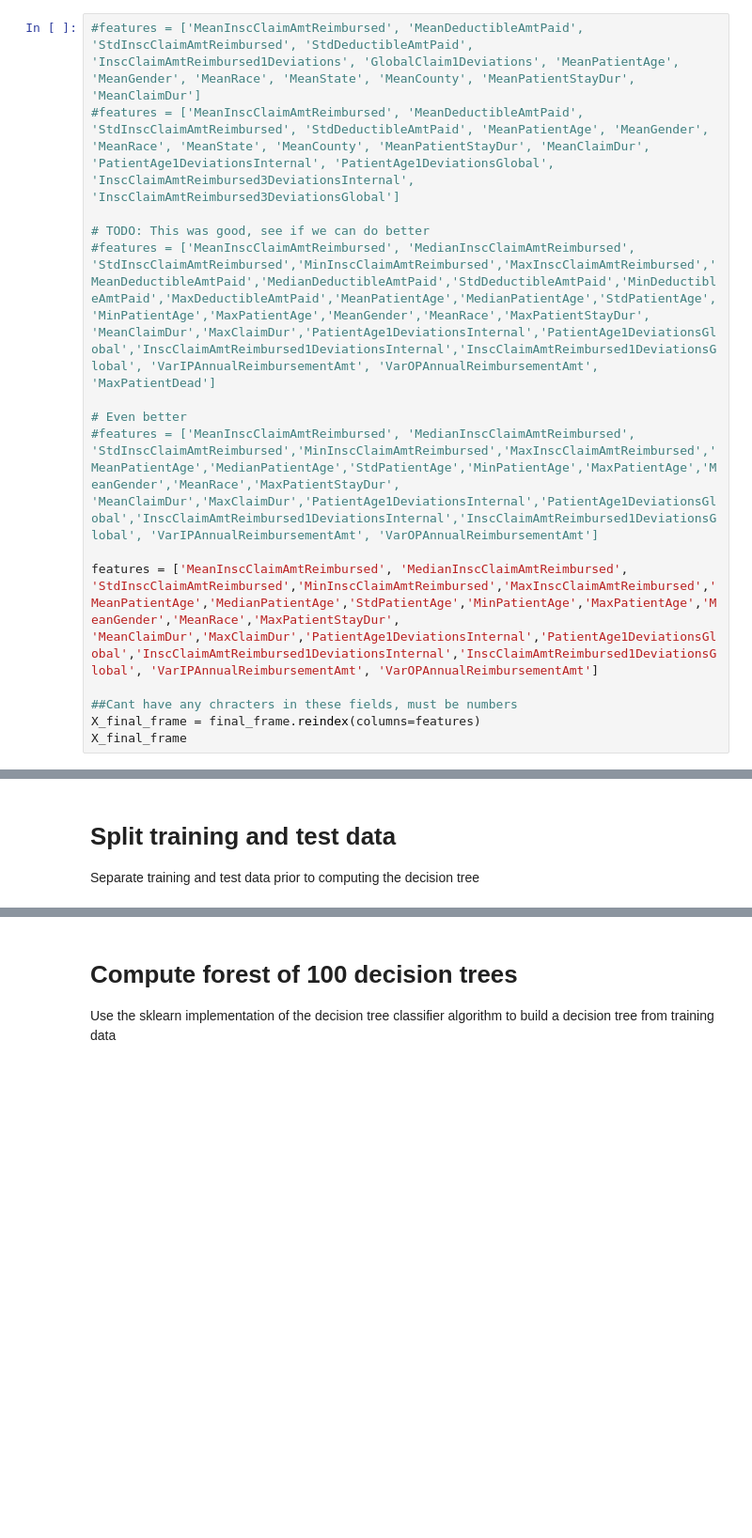
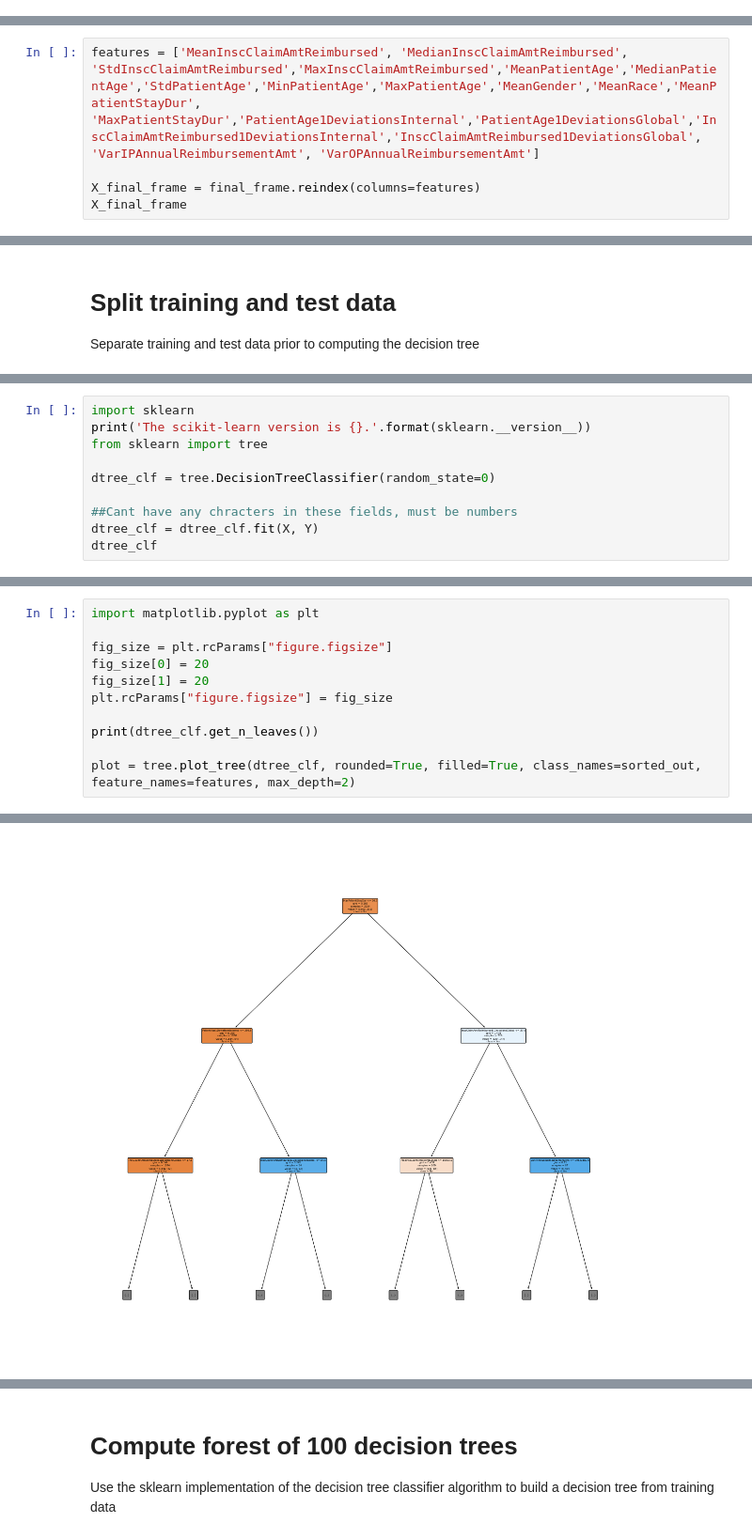
Before and after one commit to supernaut11/data602-final-project, a Jupyter notebook: src/model_fraud_mdehn-11.11.ipynb, the cells around one changed output, grey strips where cells are left out. Shown at 94% size. Cells and saved outputs as stored; diff of their text form; blank space fills up the shorter version.

Commit message:
restored decision tree and added helper functions to reduce code duplication

```diff
--- a/src/model_fraud_mdehn-11.11.ipynb
+++ b/src/model_fraud_mdehn-11.11.ipynb
@@ -430,18 +417,3 @@ train_final_frame
 # Define independent variables
 
 Based on prior statistical evaluation and experimentation, we select independent variables to include in the model.
-# %%
-#features = ['MeanInscClaimAmtReimbursed', 'MeanDeductibleAmtPaid', 'StdInscClaimAmtReimbursed', 'StdDeductibleAmtPaid', 'InscClaimAmtReimbursed1Deviations', 'GlobalClaim1Deviations', 'MeanPatientAge', 'MeanGender', 'MeanRace', 'MeanState', 'MeanCounty', 'MeanPatientStayDur', 'MeanClaimDur']
-#features = ['MeanInscClaimAmtReimbursed', 'MeanDeductibleAmtPaid', 'StdInscClaimAmtReimbursed', 'StdDeductibleAmtPaid', 'MeanPatientAge', 'MeanGender', 'MeanRace', 'MeanState', 'MeanCounty', 'MeanPatientStayDur', 'MeanClaimDur', 'PatientAge1DeviationsInternal', 'PatientAge1DeviationsGlobal', 'InscClaimAmtReimbursed3DeviationsInternal', 'InscClaimAmtReimbursed3DeviationsGlobal']
-
-# TODO: This was good, see if we can do better
-#features = ['MeanInscClaimAmtReimbursed', 'MedianInscClaimAmtReimbursed', 'StdInscClaimAmtReimbursed','MinInscClaimAmtReimbursed','MaxInscClaimAmtReimbursed','MeanDeductibleAmtPaid','MedianDeductibleAmtPaid','StdDeductibleAmtPaid','MinDeductibleAmtPaid','MaxDeductibleAmtPaid','MeanPatientAge','MedianPatientAge','StdPatientAge','MinPatientAge','MaxPatientAge','MeanGender','MeanRace','MaxPatientStayDur', 'MeanClaimDur','MaxClaimDur','PatientAge1DeviationsInternal','PatientAge1DeviationsGlobal','InscClaimAmtReimbursed1DeviationsInternal','InscClaimAmtReimbursed1DeviationsGlobal', 'VarIPAnnualReimbursementAmt', 'VarOPAnnualReimbursementAmt', 'MaxPatientDead']
-
-# Even better
-#features = ['MeanInscClaimAmtReimbursed', 'MedianInscClaimAmtReimbursed', 'StdInscClaimAmtReimbursed','MinInscClaimAmtReimbursed','MaxInscClaimAmtReimbursed','MeanPatientAge','MedianPatientAge','StdPatientAge','MinPatientAge','MaxPatientAge','MeanGender','MeanRace','MaxPatientStayDur', 'MeanClaimDur','MaxClaimDur','PatientAge1DeviationsInternal','PatientAge1DeviationsGlobal','InscClaimAmtReimbursed1DeviationsInternal','InscClaimAmtReimbursed1DeviationsGlobal', 'VarIPAnnualReimbursementAmt', 'VarOPAnnualReimbursementAmt']
-
-features = ['MeanInscClaimAmtReimbursed', 'MedianInscClaimAmtReimbursed', 'StdInscClaimAmtReimbursed','MinInscClaimAmtReimbursed','MaxInscClaimAmtReimbursed','MeanPatientAge','MedianPatientAge','StdPatientAge','MinPatientAge','MaxPatientAge','MeanGender','MeanRace','MaxPatientStayDur', 'MeanClaimDur','MaxClaimDur','PatientAge1DeviationsInternal','PatientAge1DeviationsGlobal','InscClaimAmtReimbursed1DeviationsInternal','InscClaimAmtReimbursed1DeviationsGlobal', 'VarIPAnnualReimbursementAmt', 'VarOPAnnualReimbursementAmt']
-
-##Cant have any chracters in these fields, must be numbers
-X_final_frame = final_frame.reindex(columns=features)
-X_final_frame
@@ -461,0 +420,5 @@ X_final_frame
+# %%
+features = ['MeanInscClaimAmtReimbursed', 'MedianInscClaimAmtReimbursed', 'StdInscClaimAmtReimbursed','MaxInscClaimAmtReimbursed','MeanPatientAge','MedianPatientAge','StdPatientAge','MinPatientAge','MaxPatientAge','MeanGender','MeanRace','MeanPatientStayDur', 'MaxPatientStayDur','PatientAge1DeviationsInternal','PatientAge1DeviationsGlobal','InscClaimAmtReimbursed1DeviationsInternal','InscClaimAmtReimbursed1DeviationsGlobal', 'VarIPAnnualReimbursementAmt', 'VarOPAnnualReimbursementAmt']
+
+X_final_frame = final_frame.reindex(columns=features)
+X_final_frame
@@ -489,0 +555,10 @@ X, XTest, Y, YTest = tts(X_final_frame, Y_final_frame, test_size =0.60, random_s
+# %%
+import sklearn
+print('The scikit-learn version is {}.'.format(sklearn.__version__))
+from sklearn import tree
+
+dtree_clf = tree.DecisionTreeClassifier(random_state=0)
+
+##Cant have any chracters in these fields, must be numbers
+dtree_clf = dtree_clf.fit(X, Y)
+dtree_clf
@@ -489,0 +568,12 @@ X, XTest, Y, YTest = tts(X_final_frame, Y_final_frame, test_size =0.60, random_s
+# %%
+import matplotlib.pyplot as plt
+
+fig_size = plt.rcParams["figure.figsize"]
+fig_size[0] = 20
+fig_size[1] = 20
+plt.rcParams["figure.figsize"] = fig_size
+
+print(dtree_clf.get_n_leaves())
+
+plot = tree.plot_tree(dtree_clf, rounded=True, filled=True, class_names=sorted_out, feature_names=features, max_depth=2)
+# %% [output]
@@ -489,0 +581 @@ X, XTest, Y, YTest = tts(X_final_frame, Y_final_frame, test_size =0.60, random_s
+[figure, added]
```
Also changed, not shown: parts of 41 cells of this notebook.
